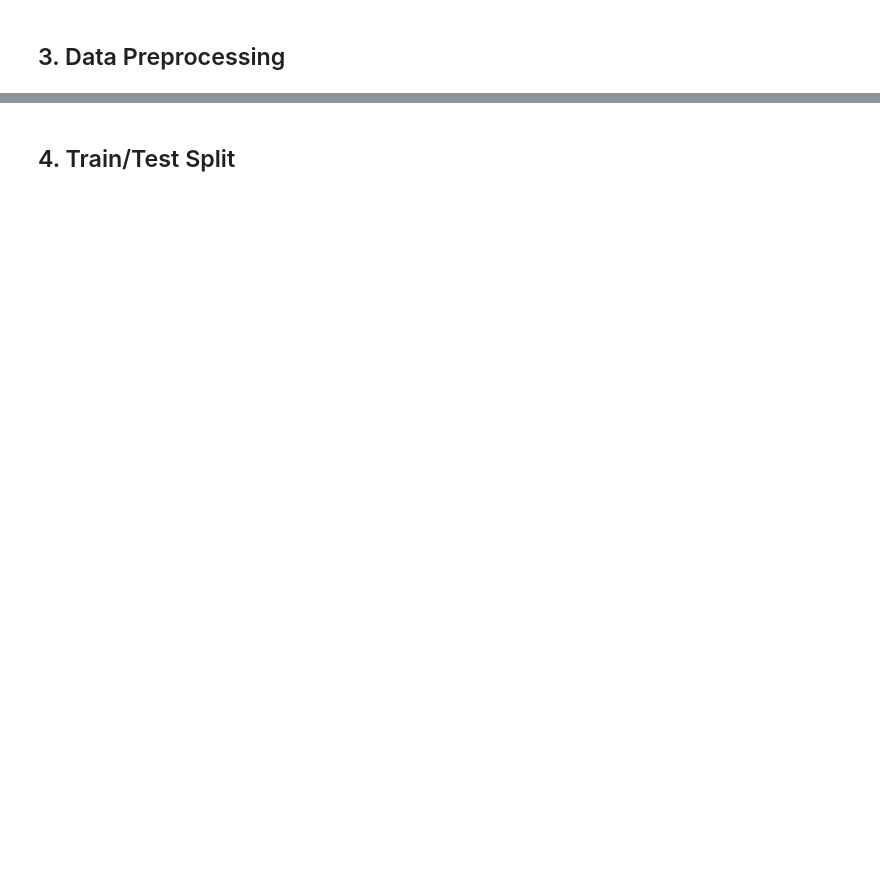
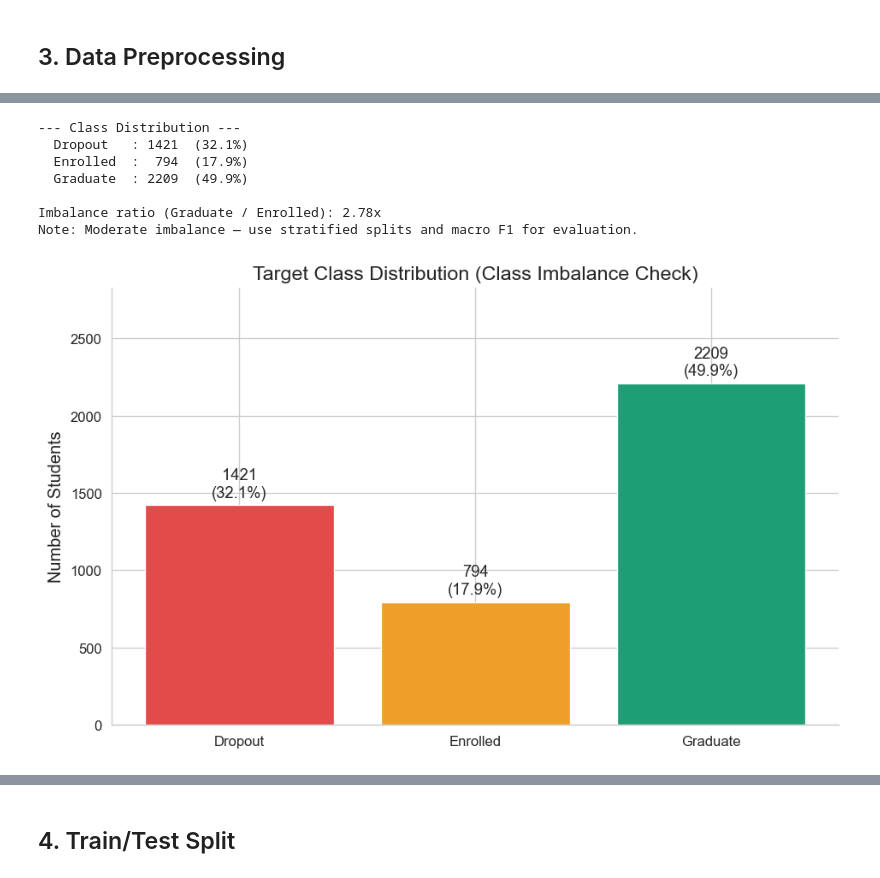
Before and after one commit to Lambert-Nguyen/cmpe255-student-dropout-prediction, a Jupyter notebook: notebooks/01_data_preprocessing.ipynb, the cells around one changed output, grey strips where cells are left out. Cells and saved outputs as stored; diff of their text form; code cells hidden in the pictures; blank space fills up the shorter version.

```diff
--- a/notebooks/01_data_preprocessing.ipynb
+++ b/notebooks/01_data_preprocessing.ipynb
@@ -18,9 +18,16 @@ import pandas as pd
 import numpy as np
 import matplotlib.pyplot as plt
 import seaborn as sns
+import os
+import warnings
+warnings.filterwarnings('ignore')
 from sklearn.model_selection import train_test_split
 from sklearn.preprocessing import StandardScaler, LabelEncoder
 
+os.makedirs('../results/figures', exist_ok=True)
+os.makedirs('../results/tables', exist_ok=True)
+
 pd.set_option('display.max_columns', 40)
 sns.set_style('whitegrid')
+plt.rcParams['figure.dpi'] = 120
 print('Libraries loaded successfully.')
@@ -57,3 +180,41 @@ print('Target encoding:', target_map)
+# %%
+# Class imbalance analysis and visualization
+COLORS = {'Dropout': '#E24B4A', 'Enrolled': '#EF9F27', 'Graduate': '#1D9E75'}
+ORDER = ['Dropout', 'Enrolled', 'Graduate']
+
+counts = df['Target'].value_counts().reindex(ORDER)
+total = len(df)
+
+print('--- Class Distribution ---')
+for cls, cnt in counts.items():
+    print(f'  {cls:10s}: {cnt:4d}  ({cnt / total * 100:.1f}%)')
+print(f'\nImbalance ratio (Graduate / Enrolled): {counts["Graduate"] / counts["Enrolled"]:.2f}x')
+print('Note: Moderate imbalance — use stratified splits and macro F1 for evaluation.')
+
+fig, ax = plt.subplots(figsize=(8, 5))
+bars = ax.bar(counts.index, counts.values,
+              color=[COLORS[c] for c in counts.index],
+              edgecolor='white', linewidth=0.8)
+for bar, cnt in zip(bars, counts.values):
+    pct = cnt / total * 100
+    ax.text(bar.get_x() + bar.get_width() / 2, bar.get_height() + 30,
+            f'{cnt}\n({pct:.1f}%)', ha='center', va='bottom', fontsize=11)
+ax.set_ylabel('Number of Students', fontsize=12)
+ax.set_title('Target Class Distribution (Class Imbalance Check)', fontsize=14)
+ax.set_ylim(0, counts.max() * 1.28)
+sns.despine()
+plt.tight_layout()
+fig.savefig('../results/figures/class_distribution.png', dpi=150, bbox_inches='tight')
+plt.show()
+# %% [output]
+--- Class Distribution ---
+  Dropout   : 1421  (32.1%)
+  Enrolled  :  794  (17.9%)
+  Graduate  : 2209  (49.9%)
+
+Imbalance ratio (Graduate / Enrolled): 2.78x
+Note: Moderate imbalance — use stratified splits and macro F1 for evaluation.
+[figure, added]
 # %%
 # Separate features and target
 X = df.drop(columns=['Target', 'Target_encoded'])
```
Also changed, not shown: parts of 10 cells of this notebook, 41 other files.
